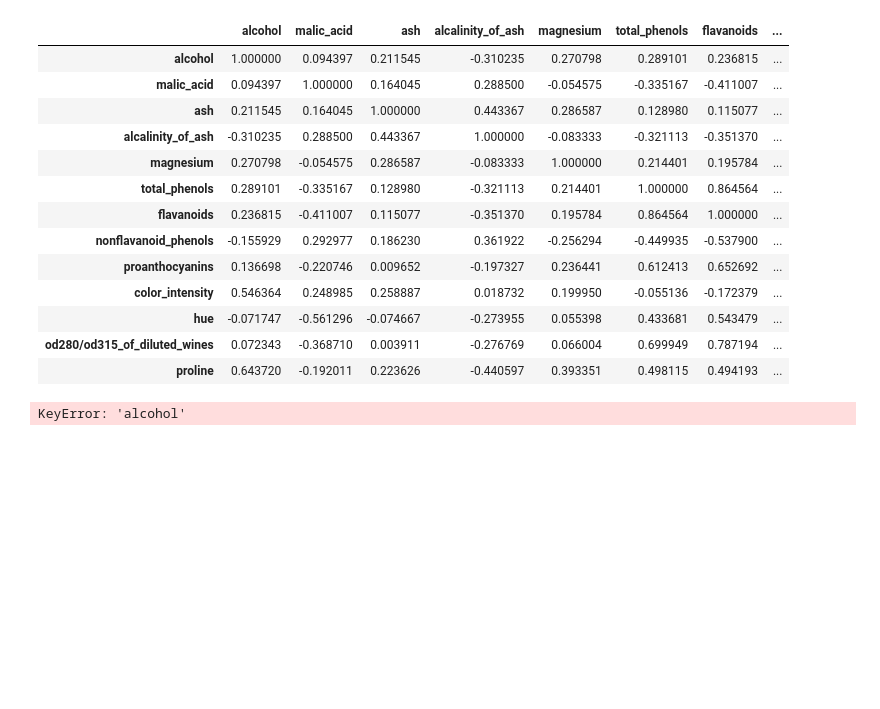
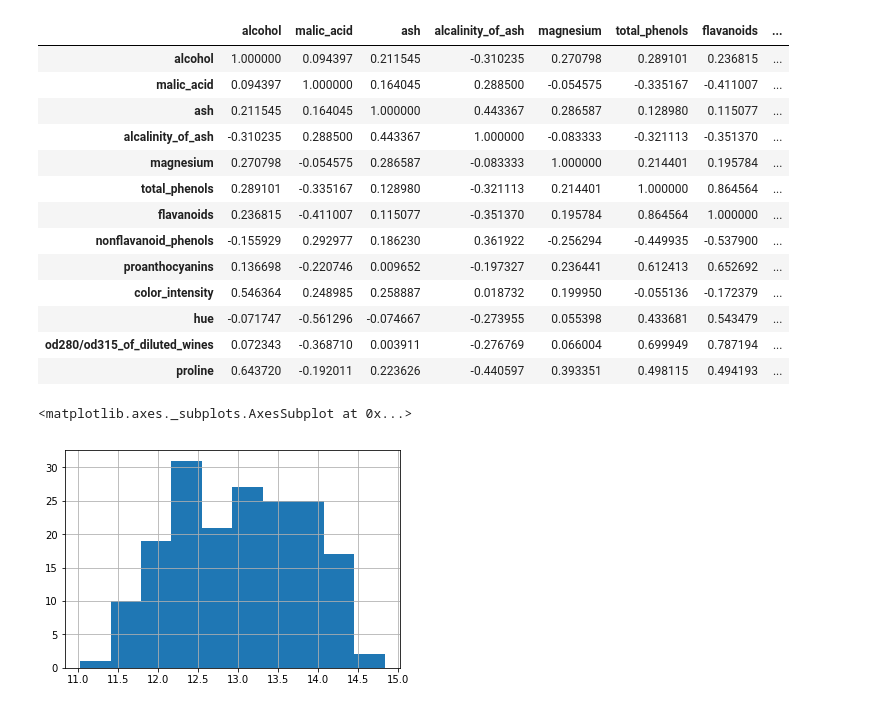
Before and after one commit to ROARMarketingConcepts/eCornell_ML_Curriculum, a Jupyter notebook: CIS534_Decision_Trees_and_Model_Selection /Python Notebooks/explore_data.ipynb, the cells around one changed output. Drawn from its saved outputs; the diff is of its cells as text; code cells hidden in the pictures; blank space fills up the shorter version.

```diff
--- a/CIS534_Decision_Trees_and_Model_Selection /Python Notebooks/explore_data.ipynb
+++ b/CIS534_Decision_Trees_and_Model_Selection /Python Notebooks/explore_data.ipynb
@@ -187,6 +187,7 @@ df_wine.corr()
 | od280/od315_of_diluted_wines | 0.072343 | -0.368710 | 0.003911 | -0.276769 | 0.066004 | 0.699949 | 0.787194 | ... |
 | proline | 0.643720 | -0.192011 | 0.223626 | -0.440597 | 0.393351 | 0.498115 | 0.494193 | ... |
 # %%
-df['alcohol'].hist()
+df_wine['alcohol'].hist()
 # %% [output]
-KeyError: 'alcohol'
+<matplotlib.axes._subplots.AxesSubplot at 0x...>
+[figure, added]
```
